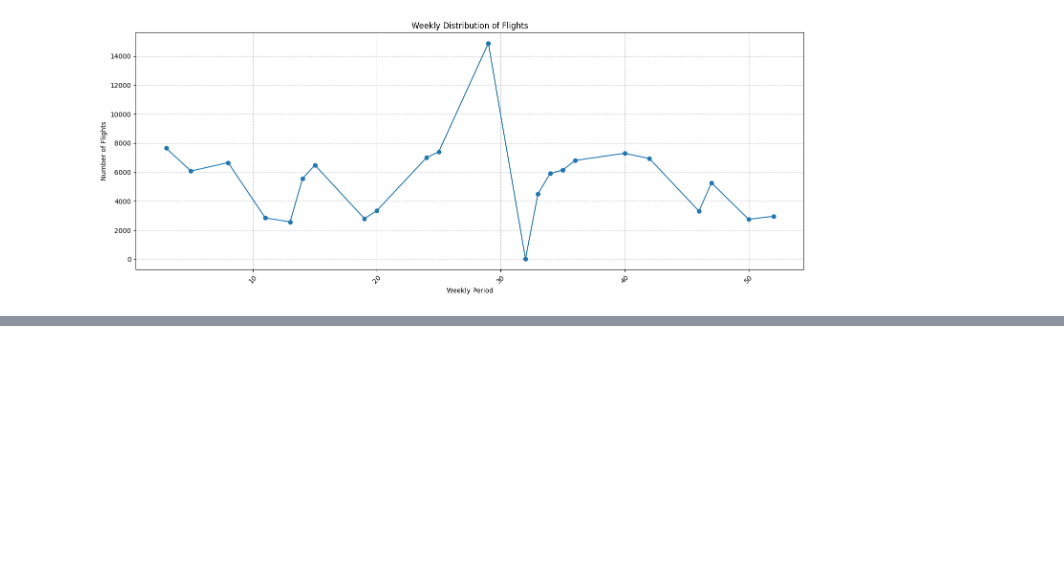
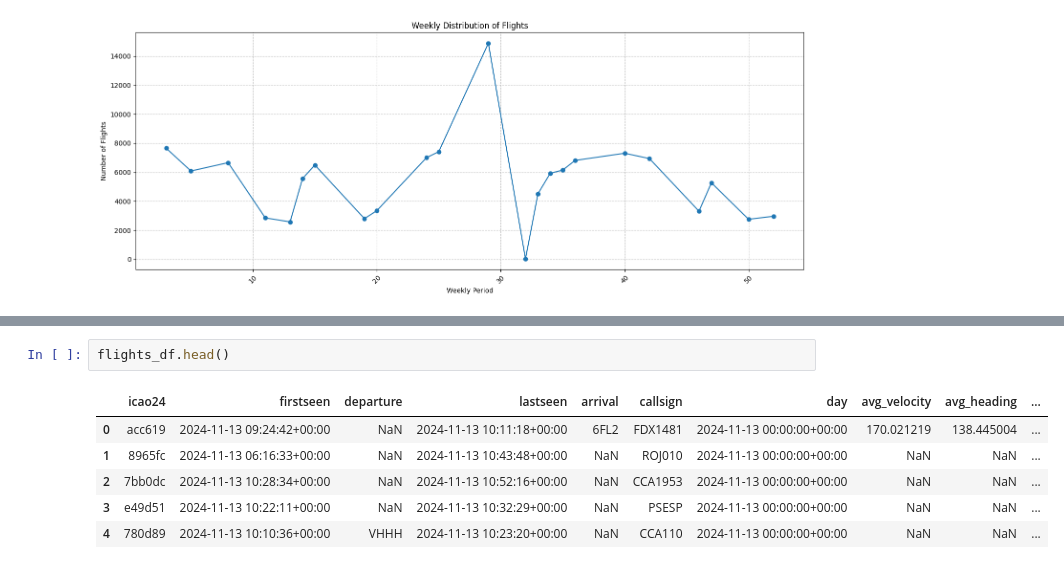
Before and after one commit to mabbts/Aviation-Milestone2-Project, a Jupyter notebook: notebooks/julien-hovan/flight_samples.ipynb, the cells around one changed output, grey strips where cells are left out. Cells and saved outputs as stored; diff of their text form; blank space fills up the shorter version.

```diff
--- a/notebooks/julien-hovan/flight_samples.ipynb
+++ b/notebooks/julien-hovan/flight_samples.ipynb
@@ -190,0 +450,9 @@ dtype: int64
+# %%
+flights_df.head()
+# %% [output]
+|  | icao24 | firstseen | departure | lastseen | arrival | callsign | day | avg_velocity | avg_heading | ... |
+| 0 | acc619 | 2024-11-13 09:24:42+00:00 | NaN | 2024-11-13 10:11:18+00:00 | 6FL2 | FDX1481 | 2024-11-13 00:00:00+00:00 | 170.021219 | 138.445004 | ... |
+| 1 | 8965fc | 2024-11-13 06:16:33+00:00 | NaN | 2024-11-13 10:43:48+00:00 | NaN | ROJ010 | 2024-11-13 00:00:00+00:00 | NaN | NaN | ... |
+| 2 | 7bb0dc | 2024-11-13 10:28:34+00:00 | NaN | 2024-11-13 10:52:16+00:00 | NaN | CCA1953 | 2024-11-13 00:00:00+00:00 | NaN | NaN | ... |
+| 3 | e49d51 | 2024-11-13 10:22:11+00:00 | NaN | 2024-11-13 10:32:29+00:00 | NaN | PSESP | 2024-11-13 00:00:00+00:00 | NaN | NaN | ... |
+| 4 | 780d89 | 2024-11-13 10:10:36+00:00 | VHHH | 2024-11-13 10:23:20+00:00 | NaN | CCA110 | 2024-11-13 00:00:00+00:00 | NaN | NaN | ... |
```
Also changed, not shown: parts of 6 cells of this notebook, 3 other files.
